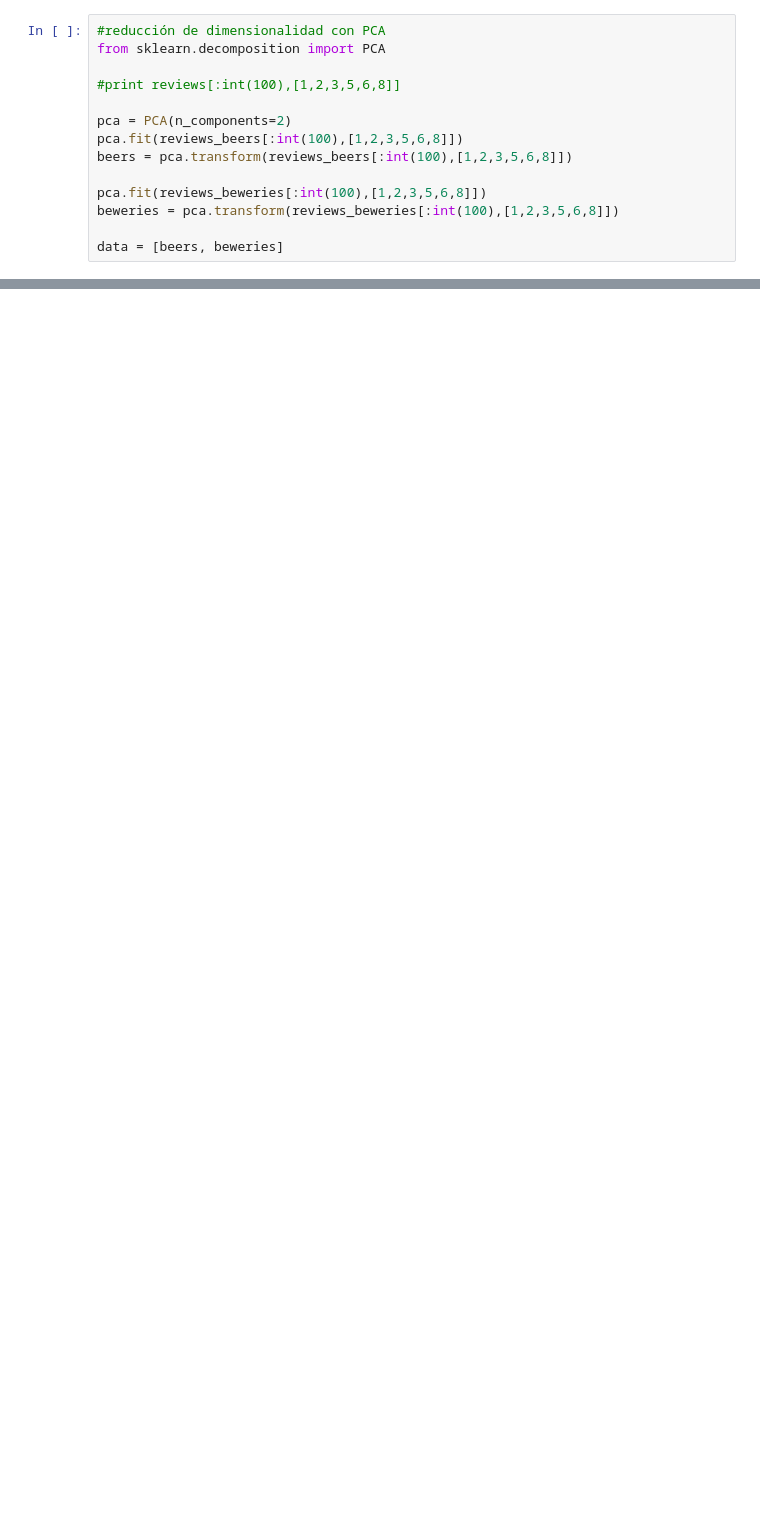
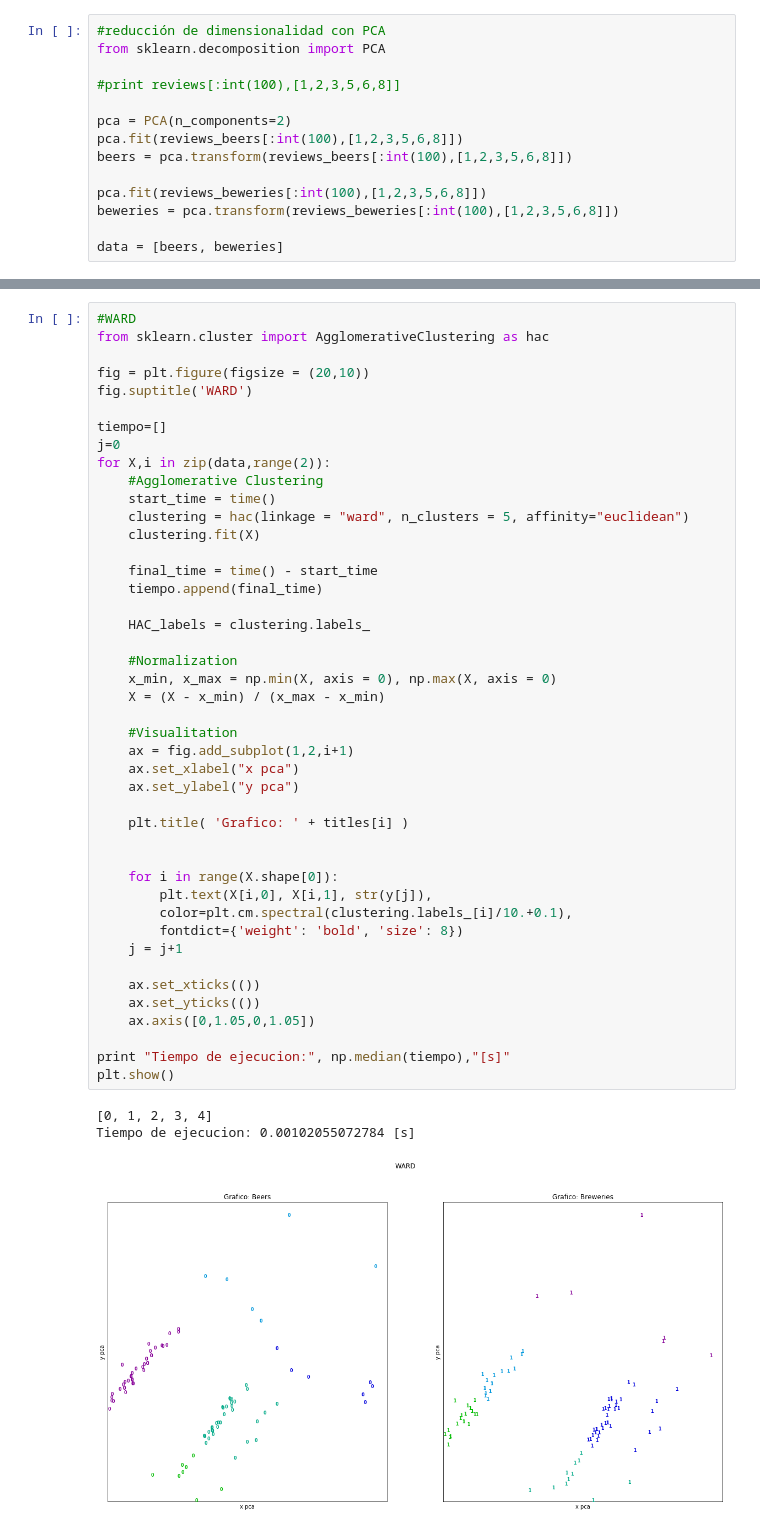
Before and after one commit to fefiweiss/Tarea1_DataMining, a Jupyter notebook: Tarea1_final.ipynb, the cells around one changed output, grey strips where cells are left out. Cells and saved outputs as stored; diff of their text form; blank space fills up the shorter version.

Commit message:
dbscan + ward

```diff
--- a/Tarea1_final.ipynb
+++ b/Tarea1_final.ipynb
@@ -231,0 +209,48 @@ Tiempo de ejecucion: 0.000850915908813 [s]
+# %%
+#WARD
+from sklearn.cluster import AgglomerativeClustering as hac
+
+fig = plt.figure(figsize = (20,10))
+fig.suptitle('WARD')
+
+tiempo=[]
+j=0
+for X,i in zip(data,range(2)):
+    #Agglomerative Clustering
+    start_time = time()
+    clustering = hac(linkage = "ward", n_clusters = 5, affinity="euclidean")
+    clustering.fit(X)
+
+    final_time = time() - start_time
+    tiempo.append(final_time)
+
+    HAC_labels = clustering.labels_
+
+    #Normalization
+    x_min, x_max = np.min(X, axis = 0), np.max(X, axis = 0)
+    X = (X - x_min) / (x_max - x_min)
+
+    #Visualitation
+    ax = fig.add_subplot(1,2,i+1)
+    ax.set_xlabel("x pca")
+    ax.set_ylabel("y pca")
+
+    plt.title( 'Grafico: ' + titles[i] )
+
+
+    for i in range(X.shape[0]):
+        plt.text(X[i,0], X[i,1], str(y[j]),
+        color=plt.cm.spectral(clustering.labels_[i]/10.+0.1),
+        fontdict={'weight': 'bold', 'size': 8})
+    j = j+1
+
+    ax.set_xticks(())
+    ax.set_yticks(())
+    ax.axis([0,1.05,0,1.05])
+
+print "Tiempo de ejecucion:", np.median(tiempo),"[s]"
+plt.show()
+# %% [output]
+[0, 1, 2, 3, 4]
+Tiempo de ejecucion: 0.00102055072784 [s]
+[figure, added]
```
Also changed, not shown: parts of 7 cells of this notebook, 5 other files.
